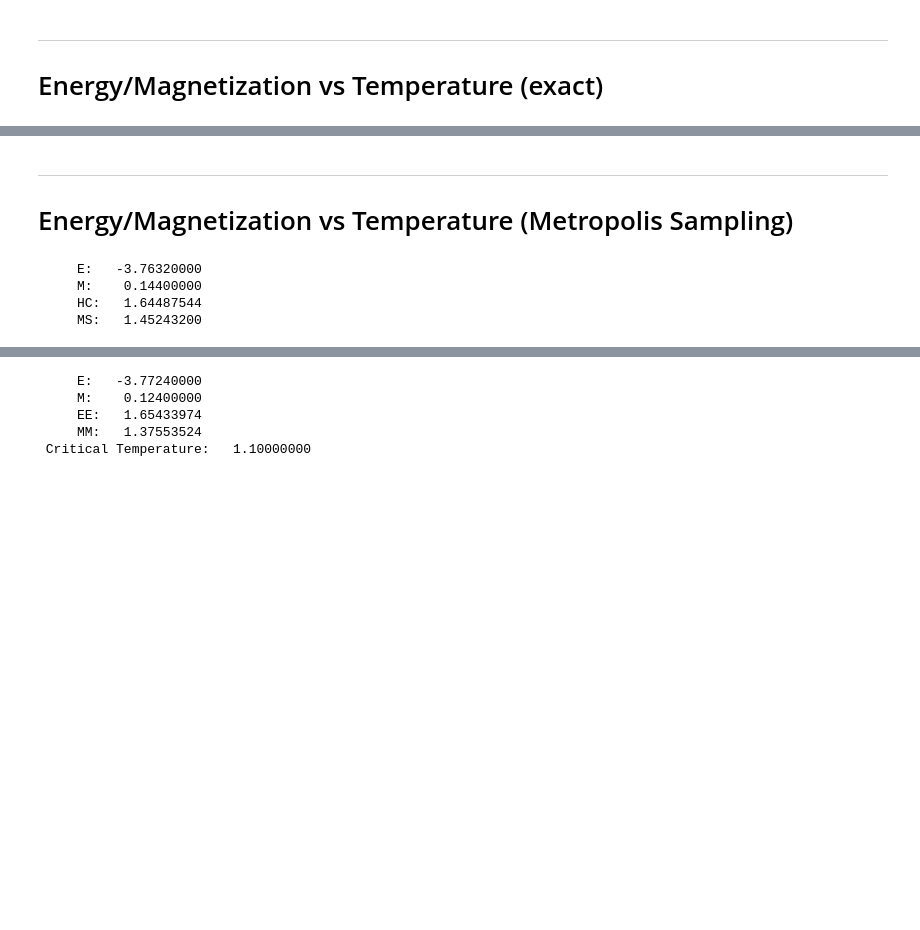
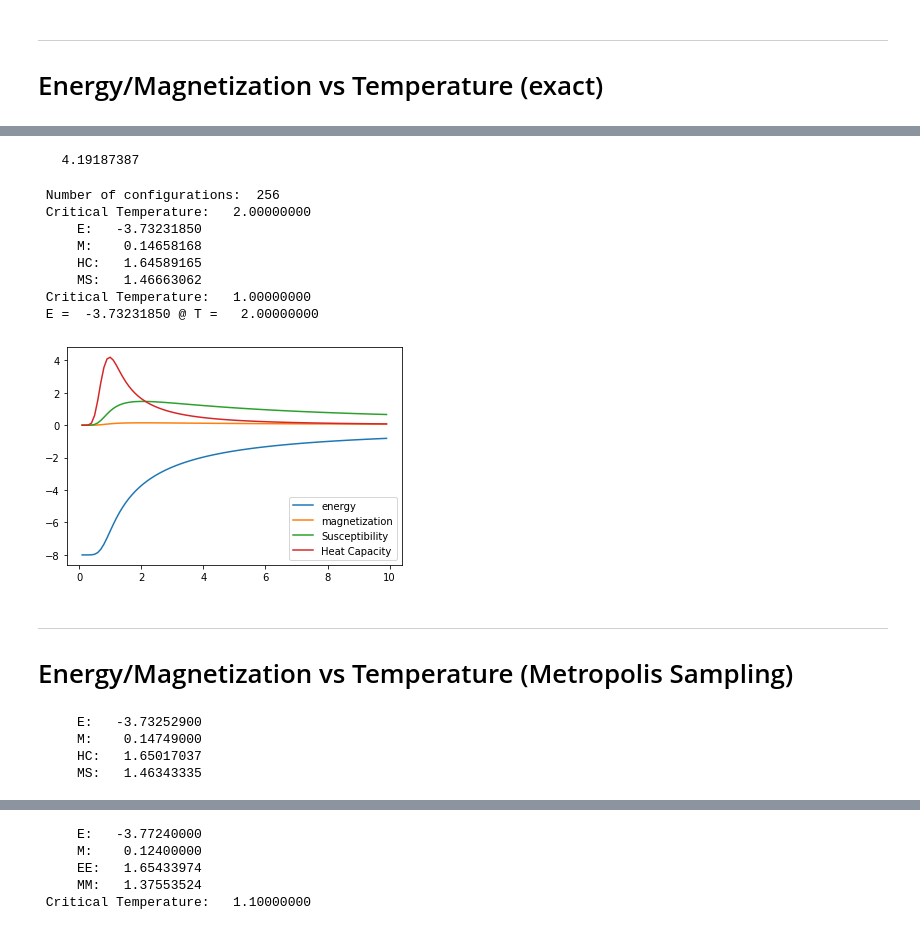
Before and after one commit to Reesem89/MonteCarlo, a Jupyter notebook: examples/ising.ipynb, the cells around one changed output, grey strips where cells are left out. Drawn from its saved outputs; the diff is of its cells as text; code cells hidden in the pictures; blank space fills up the shorter version.

```diff
--- a/examples/ising.ipynb
+++ b/examples/ising.ipynb
@@ -162,3 +122,55 @@ print(" E = %12.8f @ T = %12.8f"% (e_list[T_list.index(2.00)], 2.0))
+# %%
+E, M, HC, MS = compute_average_values(ham, conf, 1)
+print(" %12.8f" %HC)
+# %% [output]
+   4.19187387
+# %%
+print(" Number of configurations: ", conf.n_dim)
+
+e_list = []
+e2_list = []
+m_list = []
+m2_list = []
+T_list = []
+
+for Ti in range(1,100):
+    T = .1*Ti
+
+    E, M, HC, MS = compute_average_values(ham, conf, T)
+
+    e_list.append(E)
+    m_list.append(M)
+    e2_list.append(HC)
+    m2_list.append(MS)
+    T_list.append(T)
+
+
+plt.plot(T_list, e_list, label="energy");
+plt.plot(T_list, m_list, label="magnetization");
+plt.plot(T_list, m2_list, label="Susceptibility");
+plt.plot(T_list, e2_list, label="Heat Capacity");
+plt.legend();
+
+Tc_ind = np.argmax(m2_list)
+print(" Critical Temperature: %12.8f " %(T_list[Tc_ind]))
+print("     E:  %12.8f" %(e_list[Tc_ind]))
+print("     M:  %12.8f" %(m_list[Tc_ind]))
+print("     HC: %12.8f" %(e2_list[Tc_ind]))
+print("     MS: %12.8f" %(m2_list[Tc_ind]))
+Tc2 = T_list[np.argmax(e2_list)]
+print(" Critical Temperature: %12.8f" %(Tc2))
+
+print(" E = %12.8f @ T = %12.8f"% (e_list[T_list.index(2.00)], 2.0))
+# %% [output]
+ Number of configurations:  256
+ Critical Temperature:   2.00000000
+     E:   -3.73231850
+     M:    0.14658168
+     HC:   1.64589165
+     MS:   1.46663062
+ Critical Temperature:   1.00000000
+ E =  -3.73231850 @ T =   2.00000000
+[figure, added]
 # %% [markdown]
 ----
 # Energy/Magnetization vs Temperature (Metropolis Sampling)
@@ -251,7 +263,7 @@ def compute_montecarlo(ham, conf, T, n_samples, nburn, plot=True):
 # prun compute_montecarlo(ham, conf, 2, 20000, 5000, plot=False)
 conf = montecarlo.SpinConfig1D(N=N)
 conf.initialize(M=4)
-E, M, HC, MS = compute_montecarlo(ham, conf, 2, 20000, 1000, plot=False)
+E, M, HC, MS = compute_montecarlo(ham, conf, 2, 200000, 1000, plot=False)
 
 print("     E:  %12.8f" %(E))
 print("     M:  %12.8f" %(M))
@@ -263,10 +275,10 @@ print("     MS: %12.8f" %(MS))
 # EE:   1.64589165
 # MM:   1.46663062
 # %% [output]
-     E:   -3.76320000
-     M:    0.14400000
-     HC:   1.64487544
-     MS:   1.45243200
+     E:   -3.73252900
+     M:    0.14749000
+     HC:   1.65017037
+     MS:   1.46343335
 # %%
 def run_T_scan(ham, Tstep, Tmax, n_mc_steps, n_burn):
     e_list = []
```
Also changed, not shown: parts of 4 cells of this notebook, 1 other file.
